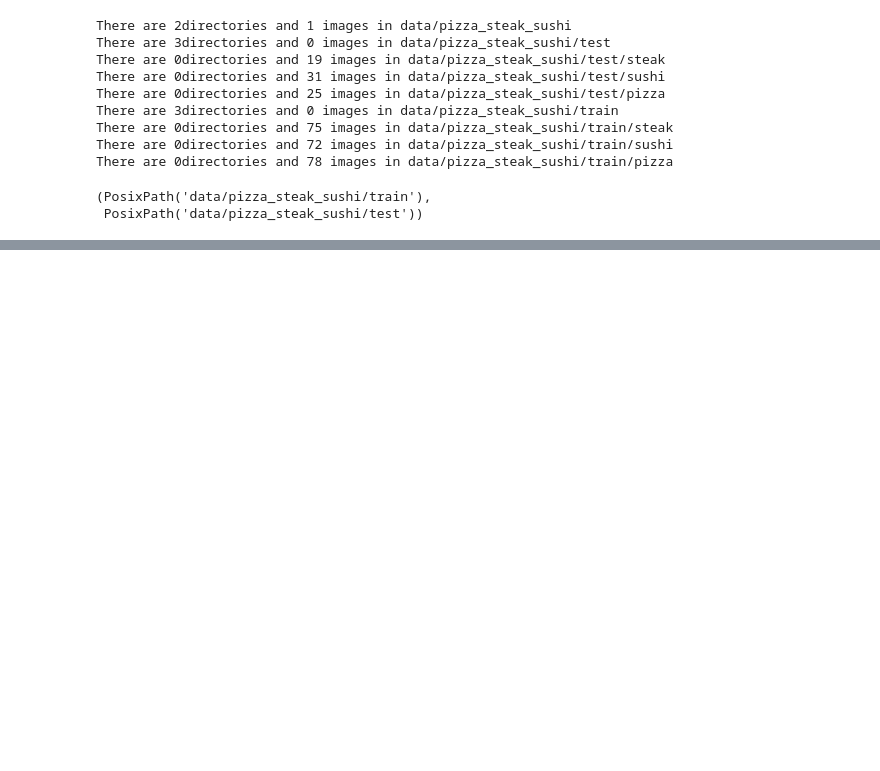
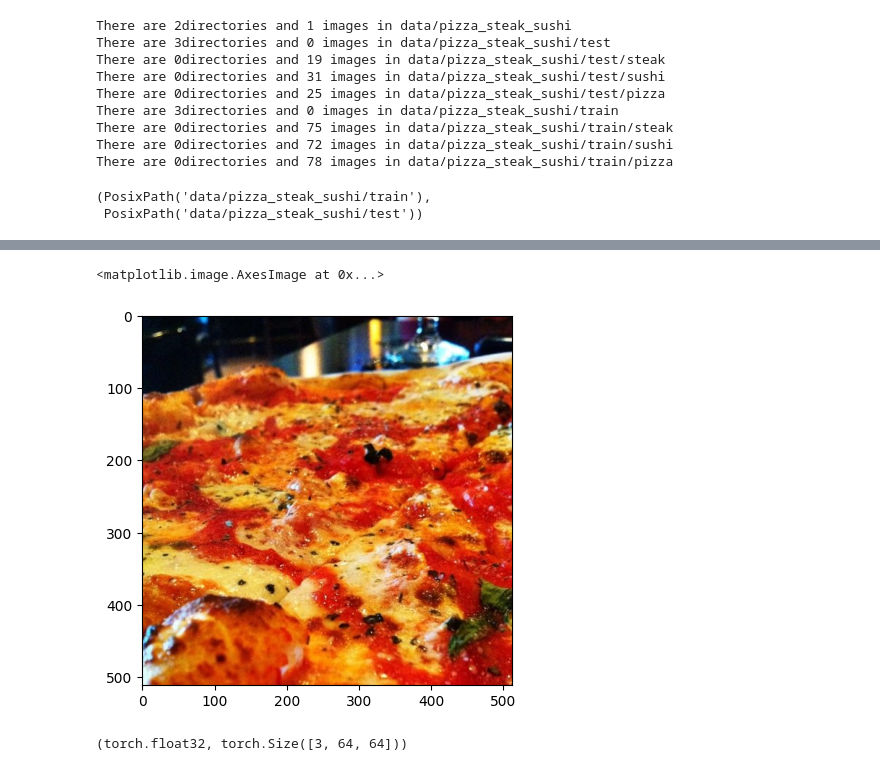
Before and after one commit to Linux-Server/ZTM, a Jupyter notebook: pytorch/04_custom_dataset/1.ipynb, the cells around one changed output, grey strips where cells are left out. Drawn from its saved outputs; the diff is of its cells as text; code cells hidden in the pictures; blank space fills up the shorter version.

```diff
--- a/pytorch/04_custom_dataset/1.ipynb
+++ b/pytorch/04_custom_dataset/1.ipynb
@@ -69,0 +118,24 @@ train_dir, test_dir
+# %%
+# show image is numpyarrya
+import numpy as np
+
+img_as_array = np.asarray(img)
+plt.imshow(img_as_array)
+# %% [output]
+<matplotlib.image.AxesImage at 0x...>
+[figure, added]
+# %%
+# lets tranfroms the data into tensors
+from torchvision import transforms
+
+data_transform = transforms.Compose([
+    transforms.Resize(size=(64,64)),
+    transforms.RandomHorizontalFlip(p=0.5),
+    transforms.ToTensor()
+
+])
+
+
+data_transform(img).dtype,  data_transform(img).shape
+# %% [output]
+(torch.float32, torch.Size([3, 64, 64]))
```
Also changed, not shown: parts of 26 cells of this notebook.
